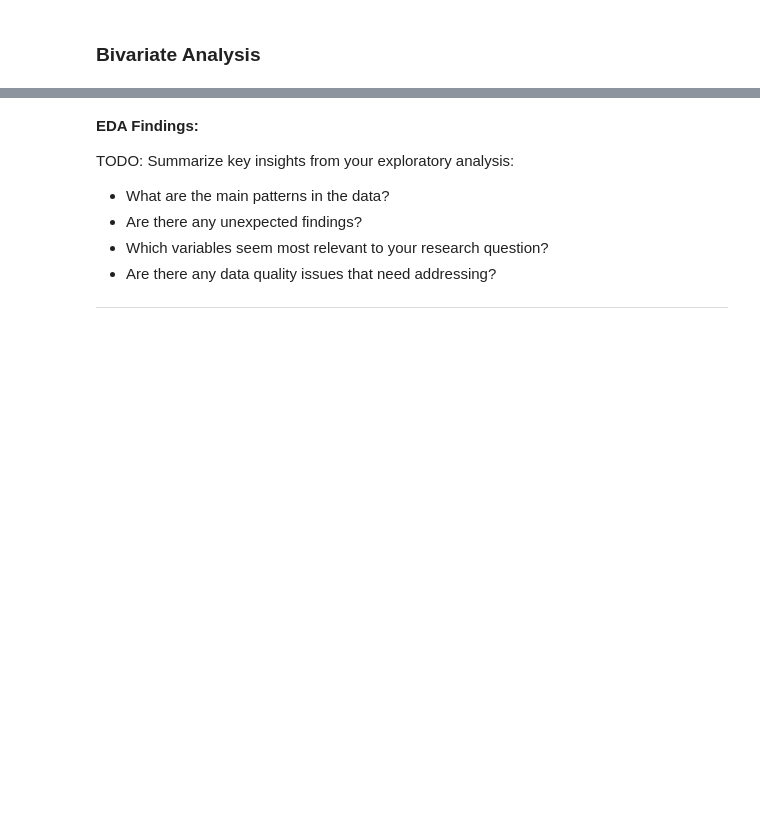
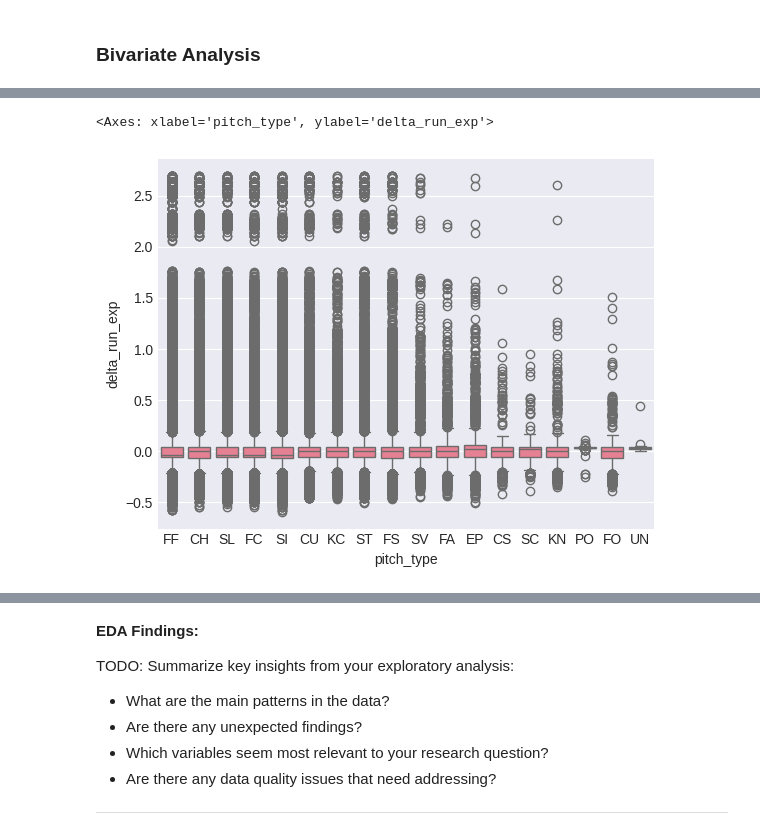
Before and after one commit to haydenkellington/EclipseBaseballSpring26, a Jupyter notebook: Spring26BaseballProj.ipynb, the cells around one changed output, grey strips where cells are left out. Drawn from its saved outputs; the diff is of its cells as text; code cells hidden in the pictures; blank space fills up the shorter version.

```diff
--- a/Spring26BaseballProj.ipynb
+++ b/Spring26BaseballProj.ipynb
@@ -530,0 +564,6 @@ pass
+# %%
+df = df.reset_index(drop=True)
+sns.boxplot(data=df, x='pitch_type', y='delta_run_exp')
+# %% [output]
+<Axes: xlabel='pitch_type', ylabel='delta_run_exp'>
+[figure, added]
```
Also changed, not shown: parts of 18 cells of this notebook.
